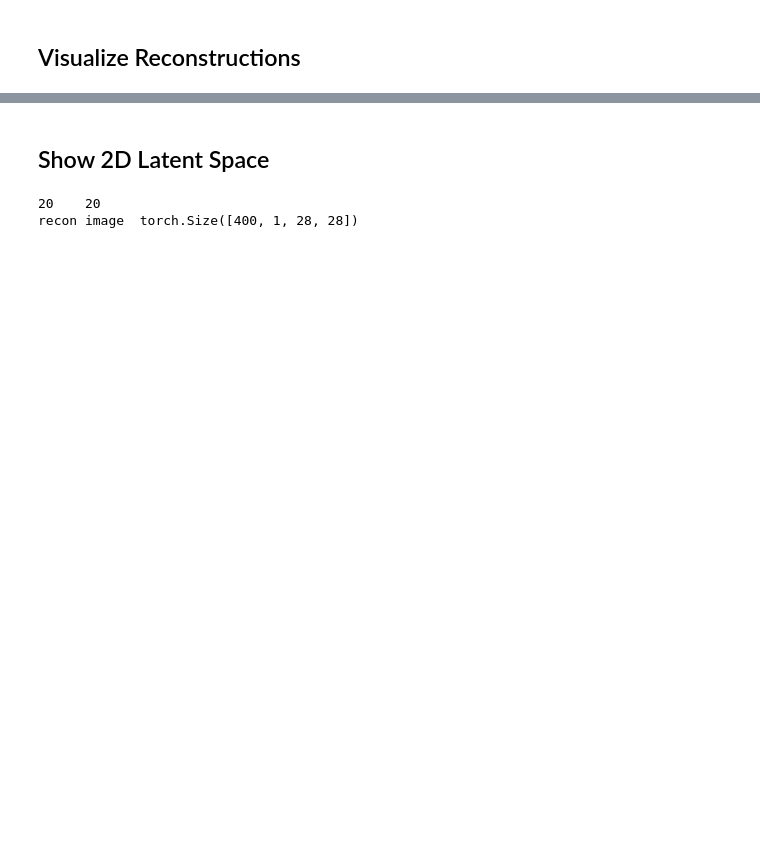
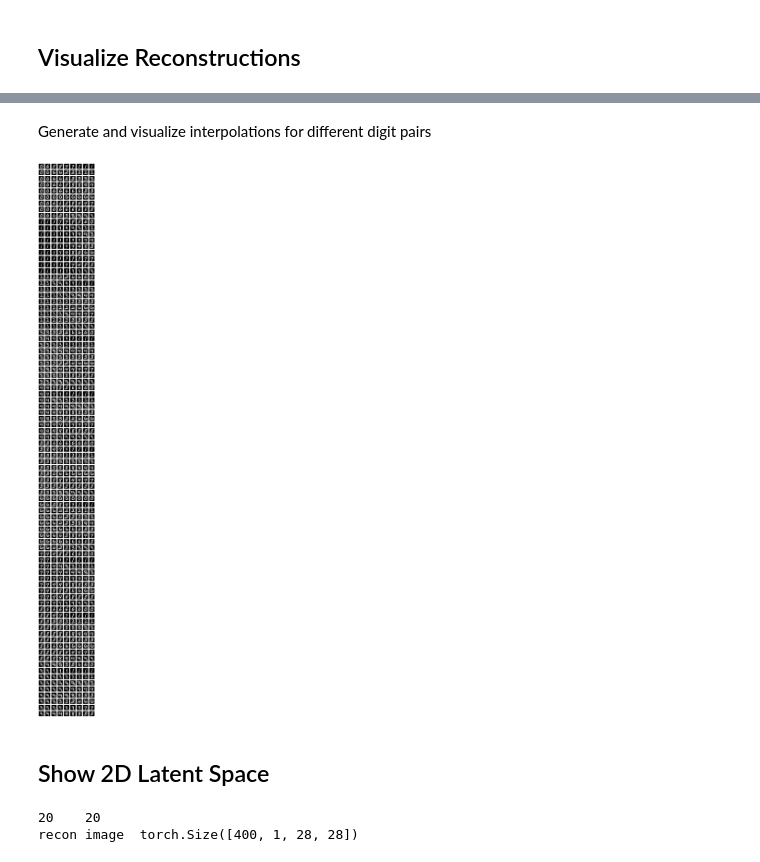
Before and after one commit to mona-jha/Machine-Learning-II, a Jupyter notebook: problem_3.ipynb, the cells around one changed output, grey strips where cells are left out. Saved outputs shown, nothing was run; the diff lists cells and outputs as text; code cells hidden in the pictures; blank space fills up the shorter version.

```diff
--- a/problem_3.ipynb
+++ b/problem_3.ipynb
@@ -450,3 +455,22 @@ torch.Size([128, 1, 28, 28])
+# %% [markdown]
+Generate and visualize interpolations for different digit pairs
+# %%
+def generate_different_digit_interpolations(test_dataset, vae, num_interpolations, device):
+    different_digit_interpolations = []
+    for digit1 in range(10):
+        for digit2 in range(10):
+            if digit1 != digit2:
+                img1 = next(img for img, label in test_dataset if label == digit1)
+                img2 = next(img for img, label in test_dataset if label == digit2)
+                interpolations = interpolate_images(vae, img1, img2, num_interpolations, device)
+                different_digit_interpolations.append(interpolations)
+    return different_digit_interpolations
+
+different_digit_interpolations = generate_different_digit_interpolations(test_dataset, vae, 9, device)
+# Change the arguments to match the dimensions of different_digit_interpolations
+visualize_interpolations(different_digit_interpolations, 90, 9)
+# %% [output]
+[figure, added]
 # %% [markdown]
 Show 2D Latent Space
 ---------------------
```
Also changed, not shown: parts of 20 cells of this notebook.
